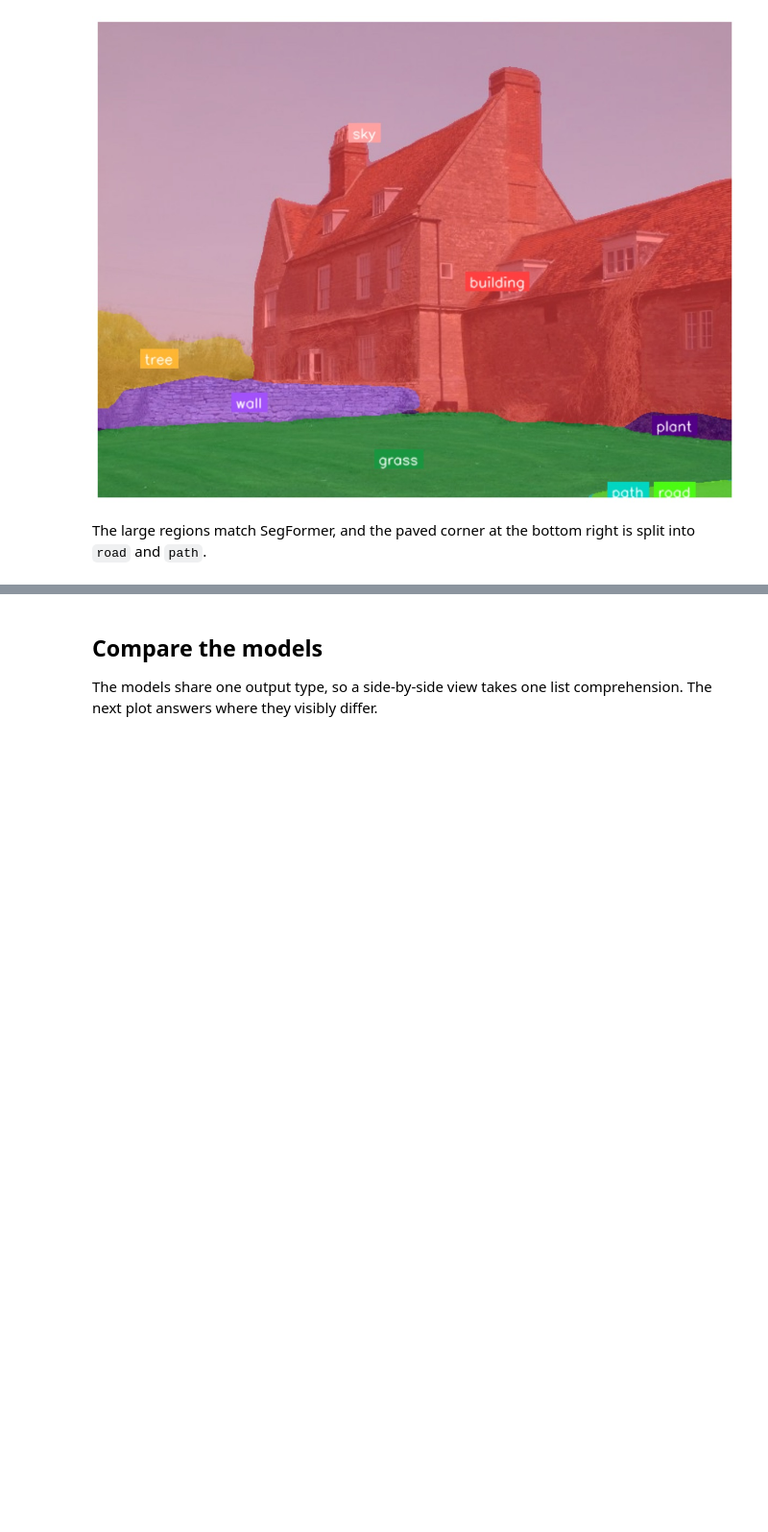
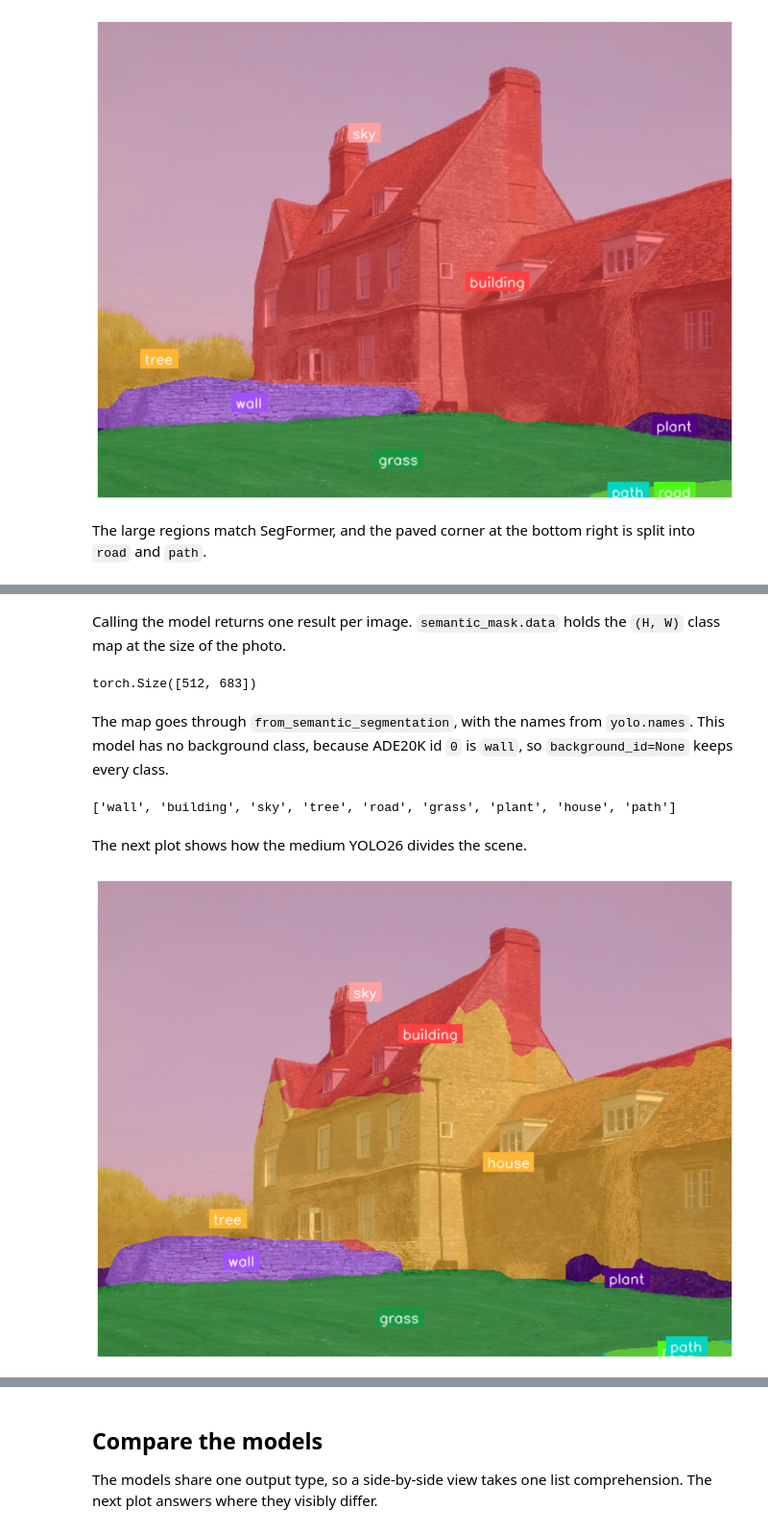
Before and after one commit to Guo-astro/supervision, a Jupyter notebook: develop/notebooks/semantic-segmentation/semantic-segmentation.ipynb, the cells around one changed output, grey strips where cells are left out. Shown at 96% size. Saved outputs shown, nothing was run; the diff lists cells and outputs as text; code cells hidden in the pictures; blank space fills up the shorter version.

```diff
--- a/develop/notebooks/semantic-segmentation/semantic-segmentation.ipynb
+++ b/develop/notebooks/semantic-segmentation/semantic-segmentation.ipynb
@@ -313,0 +272,23 @@ OneFormer paints the ivy as `tree` and adds a small `house` region, which SegFor
+# %% [markdown]
+Calling the model returns one result per image. `semantic_mask.data` holds the `(H, W)` class map at the size of the photo.
+# %%
+yolo_result = yolo(pil_image, verbose=False)[0]
+yolo_map = yolo_result.semantic_mask.data.cpu()
+print(yolo_map.shape)
+# %% [output]
+torch.Size([512, 683])
+# %% [markdown]
+The map goes through `from_semantic_segmentation`, with the names from `yolo.names`. This model has no background class, because ADE20K id `0` is `wall`, so `background_id=None` keeps every class.
+# %%
+yolo_detections = sv.Detections.from_semantic_segmentation(
+    yolo_map, class_map=yolo.names, background_id=None
+)
+print(list(map(str, yolo_detections["class_name"])))
+# %% [output]
+['wall', 'building', 'sky', 'tree', 'road', 'grass', 'plant', 'house', 'path']
+# %% [markdown]
+The next plot shows how the medium YOLO26 divides the scene.
+# %%
+sv.plot_image(annotate(image, yolo_detections), size=(12, 12))
+# %% [output]
+[figure, added]
```
Also changed, not shown: parts of 22 cells of this notebook, 21 other files.
